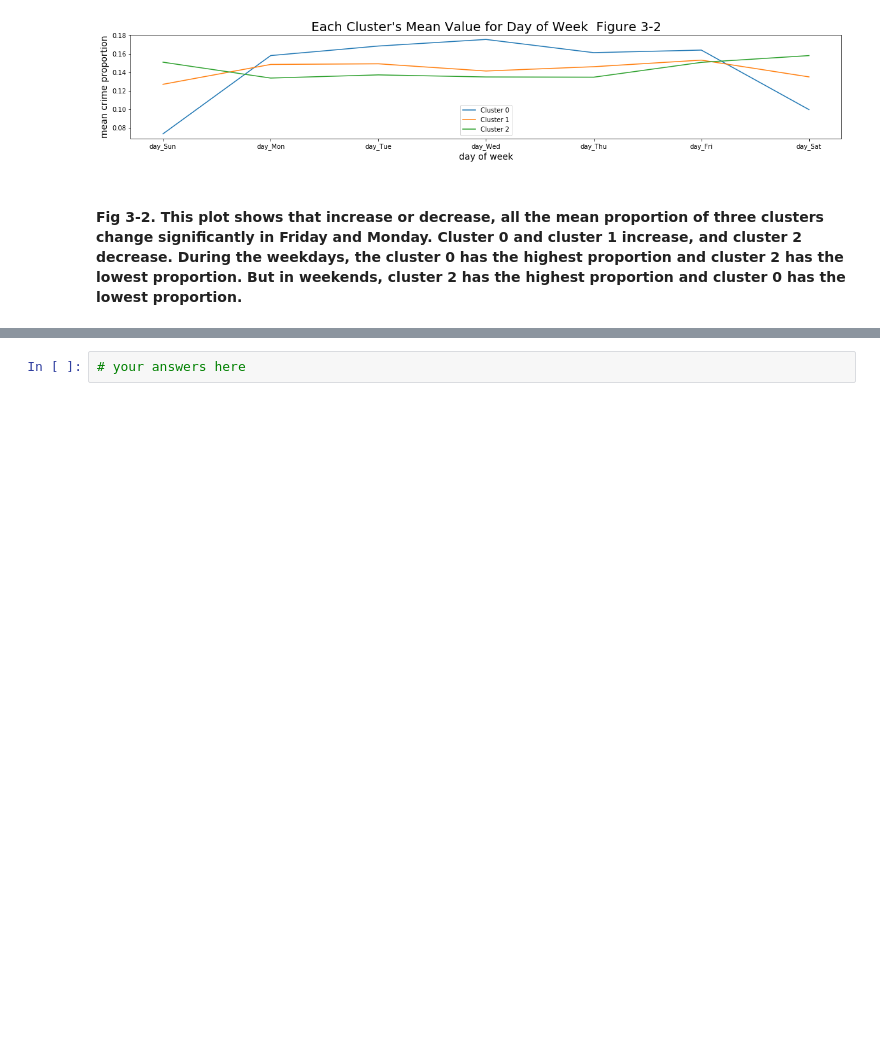
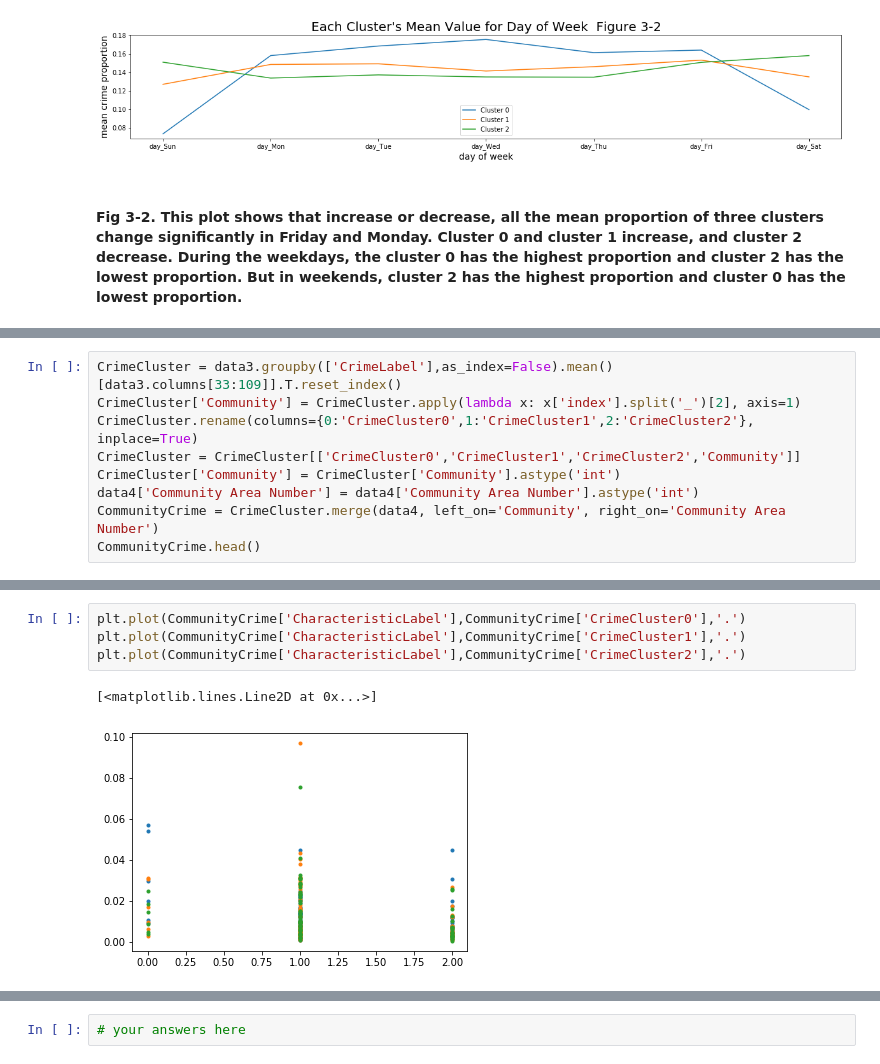
Before and after one commit to Mingyi1995/machine_learning_for_cities, a Jupyter notebook: HW3/MLC HW 3.ipynb, the cells around one changed output, grey strips where cells are left out. Drawn from its saved outputs; the diff is of its cells as text; blank space fills up the shorter version.

```diff
--- a/HW3/MLC HW 3.ipynb
+++ b/HW3/MLC HW 3.ipynb
@@ -292,0 +313,9 @@ data4.head()
+# %%
+CrimeCluster = data3.groupby(['CrimeLabel'],as_index=False).mean()[data3.columns[33:109]].T.reset_index()
+CrimeCluster['Community'] = CrimeCluster.apply(lambda x: x['index'].split('_')[2], axis=1)
+CrimeCluster.rename(columns={0:'CrimeCluster0',1:'CrimeCluster1',2:'CrimeCluster2'}, inplace=True)
+CrimeCluster = CrimeCluster[['CrimeCluster0','CrimeCluster1','CrimeCluster2','Community']]
+CrimeCluster['Community'] = CrimeCluster['Community'].astype('int')
+data4['Community Area Number'] = data4['Community Area Number'].astype('int')
+CommunityCrime = CrimeCluster.merge(data4, left_on='Community', right_on='Community Area Number')
+CommunityCrime.head()
@@ -292,0 +329,7 @@ data4.head()
+# %%
+plt.plot(CommunityCrime['CharacteristicLabel'],CommunityCrime['CrimeCluster0'],'.')
+plt.plot(CommunityCrime['CharacteristicLabel'],CommunityCrime['CrimeCluster1'],'.')
+plt.plot(CommunityCrime['CharacteristicLabel'],CommunityCrime['CrimeCluster2'],'.')
+# %% [output]
+[<matplotlib.lines.Line2D at 0x...>]
+[figure, added]
```
Also changed, not shown: parts of 16 cells of this notebook.
